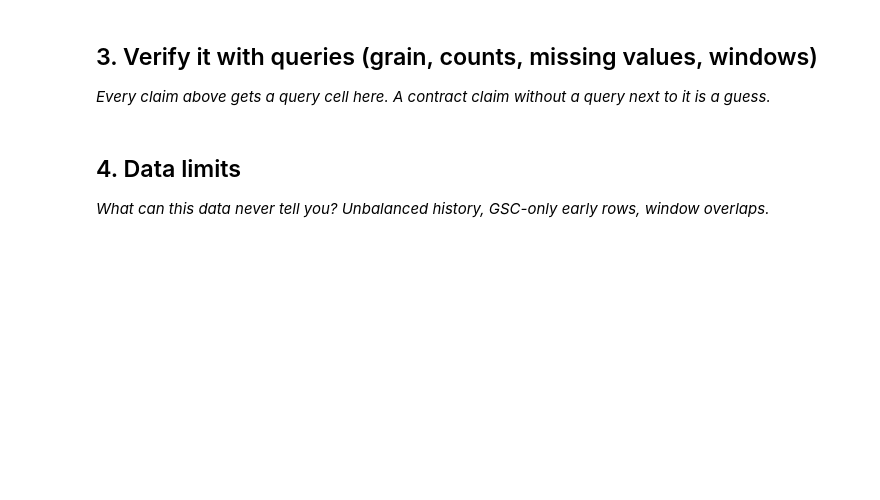
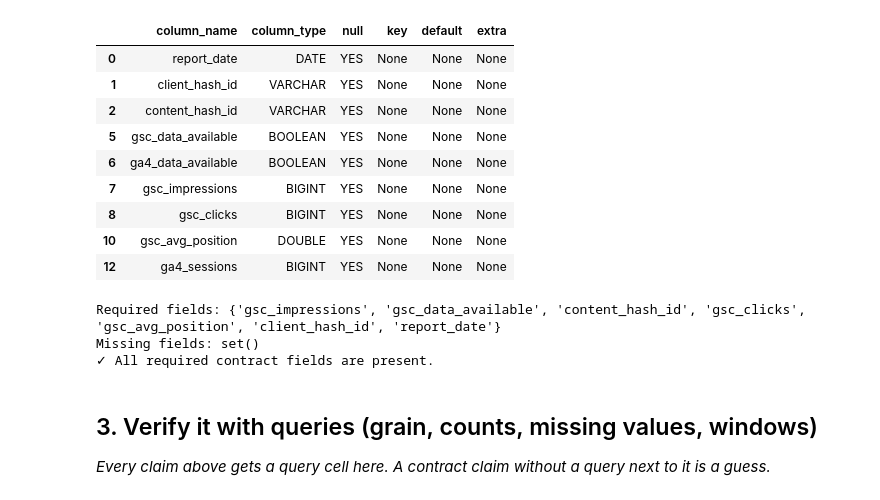
Before and after one commit to zgander/flyrank_ml, a Jupyter notebook: work/notebooks/w03_data_contract.ipynb, the cells around one changed output. Saved outputs shown, nothing was run; the diff lists cells and outputs as text; code cells hidden in the pictures; blank space fills up the shorter version.

```diff
--- a/work/notebooks/w03_data_contract.ipynb
+++ b/work/notebooks/w03_data_contract.ipynb
@@ -23,3 +164,64 @@ This skeleton is yours to fill. Work the sections **in order** — each one has
+# %%
+# Verify that the fields we plan to use actually exist
+# and inspect their data types.
+
+columns_check = con.sql(f"""
+    DESCRIBE SELECT *
+    FROM read_parquet('{FEB}')
+""").df()
+
+display(
+    columns_check[
+        columns_check["column_name"].isin([
+            "client_hash_id",
+            "content_hash_id",
+            "report_date",
+            "gsc_impressions",
+            "gsc_clicks",
+            "gsc_avg_position",
+            "ga4_sessions",
+            "gsc_data_available",
+            "ga4_data_available"
+        ])
+    ]
+)
+
+# Confirm that the key fields needed for the contract are present.
+
+required_fields = {
+    "client_hash_id",
+    "content_hash_id",
+    "report_date",
+    "gsc_impressions",
+    "gsc_clicks",
+    "gsc_avg_position",
+    "gsc_data_available"
+}
+
+available_fields = set(columns_check["column_name"])
+
+missing_fields = required_fields - available_fields
+
+print("Required fields:", required_fields)
+print("Missing fields:", missing_fields)
+
+assert not missing_fields, f"Missing required fields: {missing_fields}"
+
+print("✓ All required contract fields are present.")
+# %% [output]
+|  | column_name | column_type | null | key | default | extra |
+| 0 | report_date | DATE | YES | None | None | None |
+| 1 | client_hash_id | VARCHAR | YES | None | None | None |
+| 2 | content_hash_id | VARCHAR | YES | None | None | None |
+| 5 | gsc_data_available | BOOLEAN | YES | None | None | None |
+| 6 | ga4_data_available | BOOLEAN | YES | None | None | None |
+| 7 | gsc_impressions | BIGINT | YES | None | None | None |
+| 8 | gsc_clicks | BIGINT | YES | None | None | None |
+| 10 | gsc_avg_position | DOUBLE | YES | None | None | None |
+| 12 | ga4_sessions | BIGINT | YES | None | None | None |
+Required fields: {'gsc_impressions', 'gsc_data_available', 'content_hash_id', 'gsc_clicks', 'gsc_avg_position', 'client_hash_id', 'report_date'}
+Missing fields: set()
+✓ All required contract fields are present.
 # %% [markdown]
 ## 3. Verify it with queries (grain, counts, missing values, windows)
 
@@ -30,4 +228,0 @@ This skeleton is yours to fill. Work the sections **in order** — each one has
-# %% [markdown]
-## 4. Data limits
-
-*What can this data never tell you? Unbalanced history, GSC-only early rows, window overlaps.*
```
Also changed, not shown: parts of 15 cells of this notebook.
